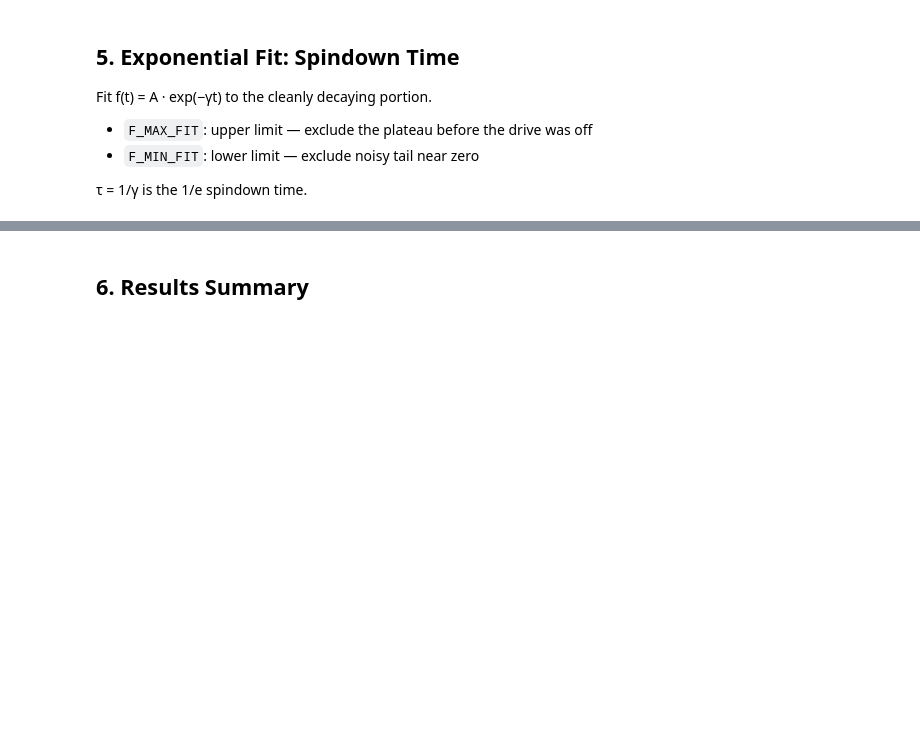
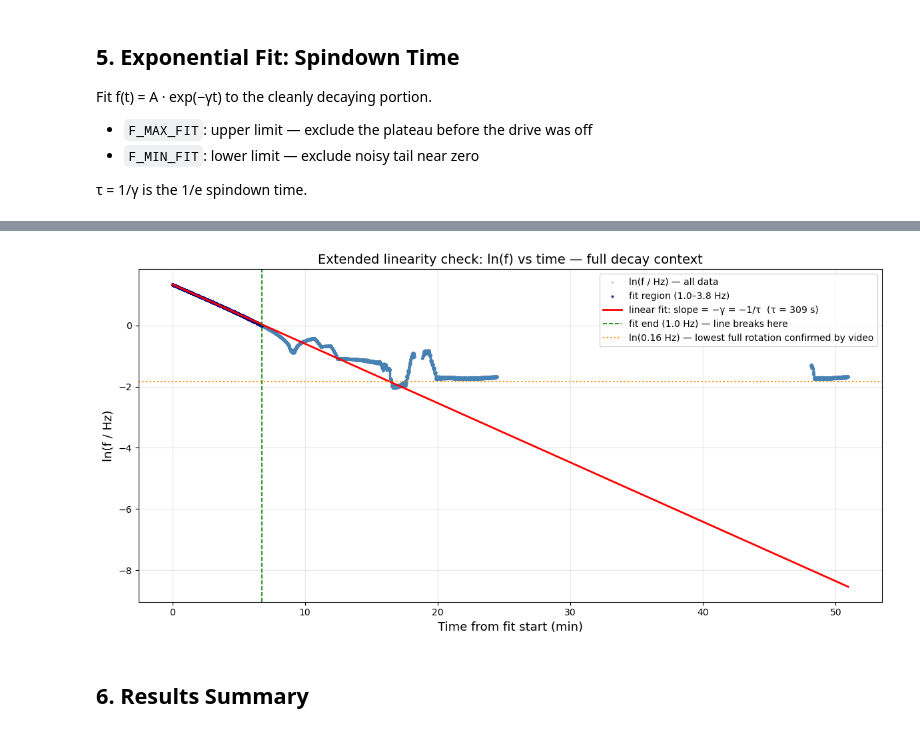
Before and after one commit to Moore-Lab/Decay-Sail, a Jupyter notebook: linux_code/analysis/spindown_analysis.ipynb, the cells around one changed output, grey strips where cells are left out. Drawn from its saved outputs; the diff is of its cells as text; code cells hidden in the pictures; blank space fills up the shorter version.

```diff
--- a/linux_code/analysis/spindown_analysis.ipynb
+++ b/linux_code/analysis/spindown_analysis.ipynb
@@ -396,3 +526,40 @@ if len(f_fit) >= 20:
+# %%
+# Extended linearity check: show ALL post-drive-off data in log space
+# ln(f) vs time — if purely exponential, this is a straight line with slope -γ = -1/τ
+# Note: ln(ω) = ln(2πf) = ln(f) + ln(2π), so it's the same line shifted up by ~1.84; slope unchanged
+if len(f_fit) >= 20:
+    post_mask = (
+        (t_fit_all > t_start) &
+        (env_fit_all > 0.05 * amp_peak) &
+        (freq_fit_all > 0.05) &
+        (freq_fit_all < F_MAX_FIT)
+    )
+    t_all_s = (t_fit_all[post_mask] - t_fit_gps[0]) / 60.0
+    f_all   = freq_fit_all[post_mask]
+
+    t_curve_long = np.linspace(0, t_all_s.max(), 2000)
+
+    fig, ax = plt.subplots(figsize=(12, 6))
+
+    ax.scatter(t_all_s, np.log(f_all), s=2, alpha=0.3, color='steelblue', label='ln(f / Hz) — all data')
+    ax.scatter(t_s / 60, np.log(f_fit), s=4, alpha=0.7, color='navy', label=f'fit region ({F_MIN_FIT}–{F_MAX_FIT} Hz)')
+    ax.plot(t_curve_long, np.log(A_fit) - gamma_fit * t_curve_long * 60,
+            'r-', linewidth=2, label=f'linear fit: slope = −γ = −1/τ  (τ = {tau:.0f} s)')
+
+    ax.axvline(t_s[-1] / 60, color='green', linestyle='--', linewidth=1.2,
+               label=f'fit end ({F_MIN_FIT} Hz) — line breaks here')
+    ax.axhline(np.log(0.16), color='darkorange', linestyle=':', linewidth=1.5,
+               label='ln(0.16 Hz) — lowest full rotation confirmed by video')
+
+    ax.set_xlabel('Time from fit start (min)', fontsize=13)
+    ax.set_ylabel('ln(f / Hz)', fontsize=13)
+    ax.set_title('Extended linearity check: ln(f) vs time — full decay context', fontsize=14)
+    ax.legend(fontsize=10)
+    ax.grid(True, alpha=0.3)
+    plt.tight_layout()
+    plt.show()
+# %% [output]
+[figure, added]
 # %% [markdown]
 ## 6. Results Summary
 # %%
```
Also changed, not shown: parts of 7 cells of this notebook.
